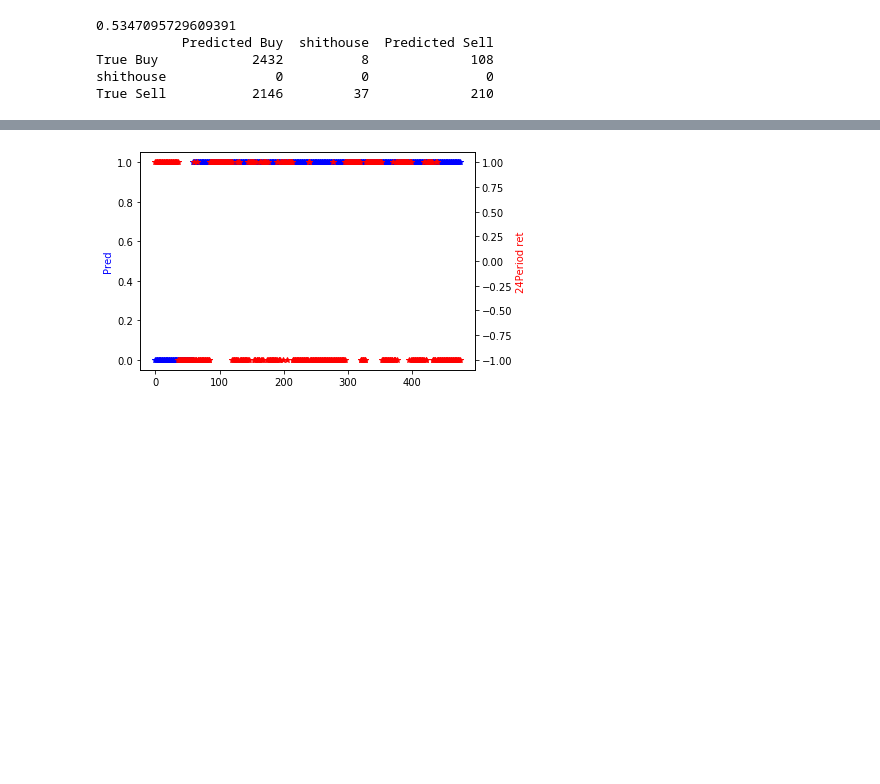
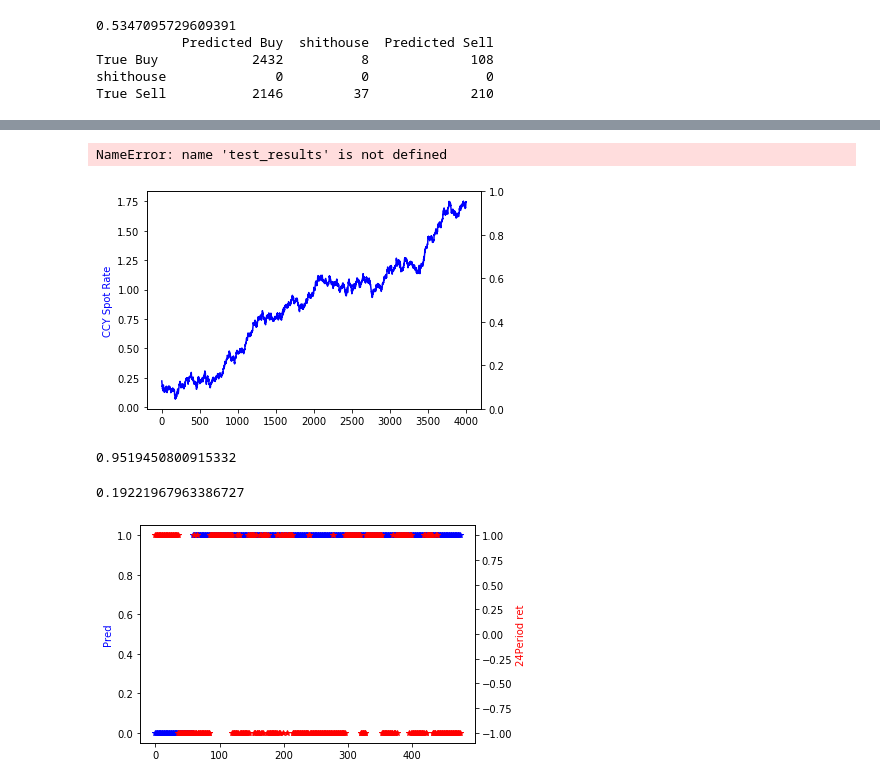
Before and after one commit to egill12/keras_tensorflow_workings, a Jupyter notebook: nntensorflow.ipynb, the cells around one changed output, grey strips where cells are left out. Drawn from its saved outputs; the diff is of its cells as text; code cells hidden in the pictures; blank space fills up the shorter version.

```diff
--- a/nntensorflow.ipynb
+++ b/nntensorflow.ipynb
@@ -218,0 +343,30 @@ plt.show()
+# %%
+# plotting the buy (green) and sell (red) signals across the testing period alongside the currency move as well.
+ax1 = plt.plot()
+s1 = train['CCY']
+plt.plot(s1,'b')
+plt.ylabel('CCY Spot Rate',color='b')
+
+ax2 = plt.gca().twinx()
+s2 = test_results['strat_returns_sum'].loc[test_results['scaled_signal'] <0 ]
+ax2.plot(s2, 'r*')
+plt.ylabel('Cumulative Returns', color='r')
+s3 = test_results['strat_returns_sum'].loc[test_results['scaled_signal'] >0 ]
+
+ax2.plot(s3, 'g*')
+plt.show()
+# %% [output]
+NameError: name 'test_results' is not defined
+[figure, added]
+# %%
+results = model.predict(test_data, batch_size= BATCH_SIZE)
+predicted = [np.sign(i) for i in results] #[signal(i,thold ) for i in results]
+true_class = [np.sign(i) for i in train_target]
+print(accuracy_score(true_class, predicted))
+#print(len(predicted))
+#print(len(true_class))
+from sklearn import metrics
+metrics.mean_squared_error(true_class,predicted)
+# %% [output]
+0.9519450800915332
+0.19221967963386727
```
Also changed, not shown: parts of 11 cells of this notebook, 9 other files.
